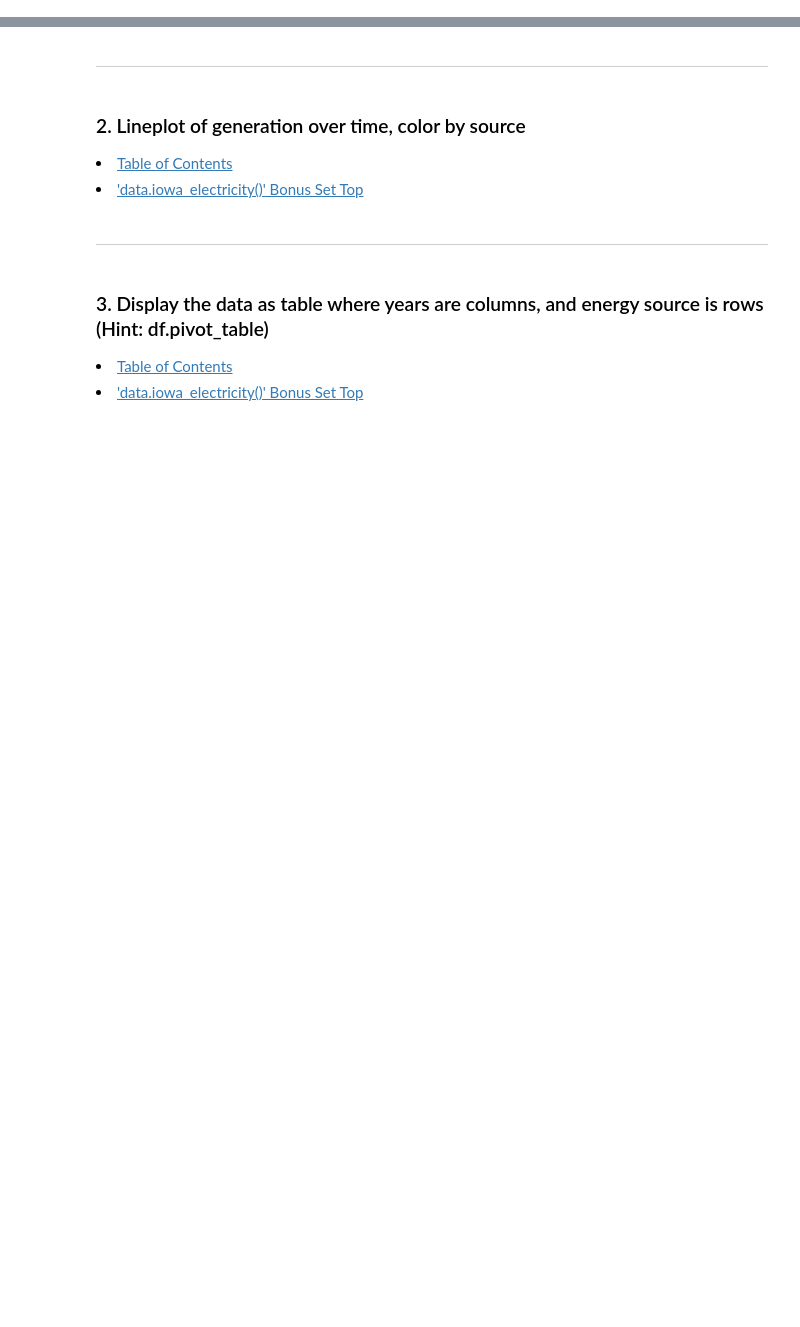
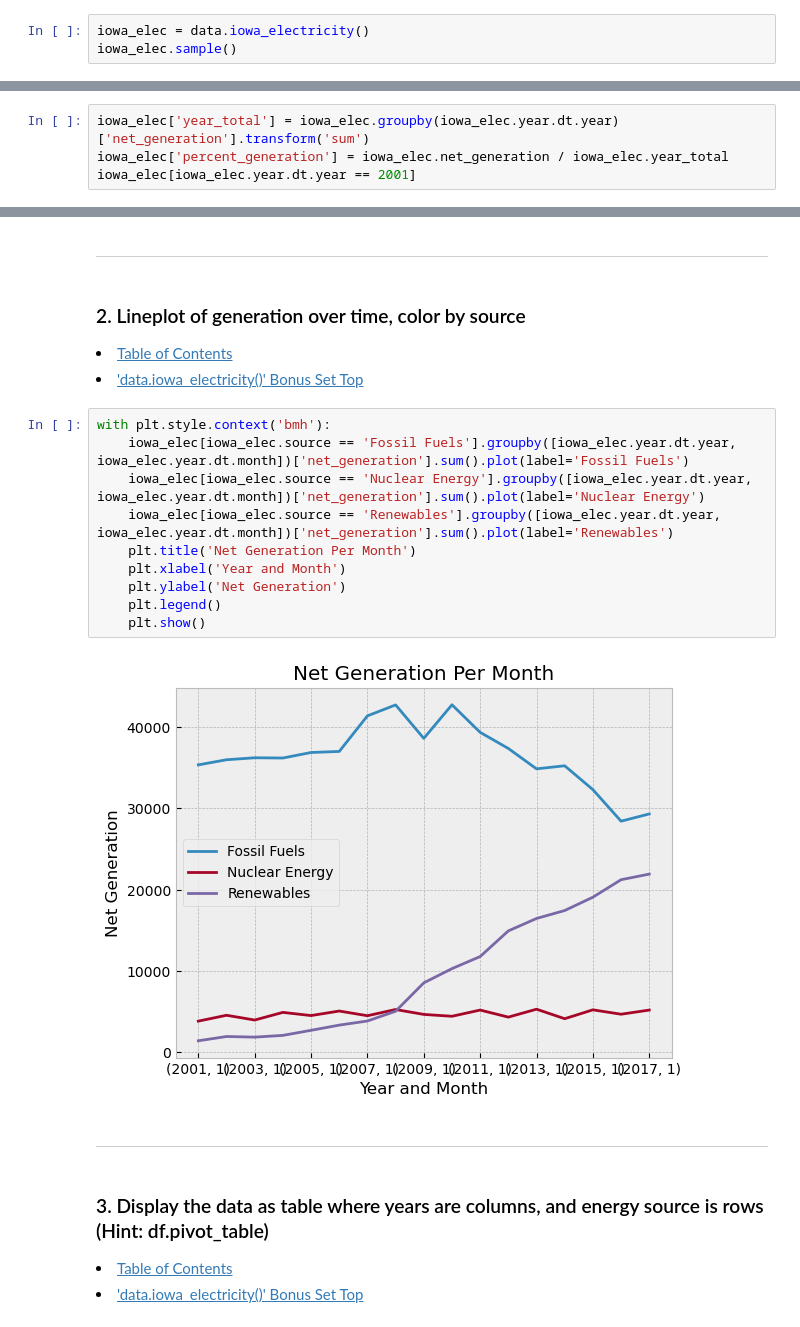
Before and after one commit to Jared-Wood135/time-series-exercises, a Jupyter notebook: working_with_time_series_data.ipynb, the cells around one changed output, grey strips where cells are left out. Saved outputs shown, nothing was run; the diff lists cells and outputs as text; blank space fills up the shorter version.

```diff
--- a/working_with_time_series_data.ipynb
+++ b/working_with_time_series_data.ipynb
@@ -523,3 +523,6 @@ with plt.style.context('bmh'):
 data.iowa_electricity()
 
 Use the above dataset for the following exercises:
+# %%
+iowa_elec = data.iowa_electricity()
+iowa_elec.sample()
@@ -531,3 +544,7 @@ Use the above dataset for the following exercises:
 
 <li><a href='#TableOfContents'>Table of Contents</a></li>
 <li><a href='#bonusset1'>'data.iowa_electricity()' Bonus Set Top</a></li>
+# %%
+iowa_elec['year_total'] = iowa_elec.groupby(iowa_elec.year.dt.year)['net_generation'].transform('sum')
+iowa_elec['percent_generation'] = iowa_elec.net_generation / iowa_elec.year_total
+iowa_elec[iowa_elec.year.dt.year == 2001]
@@ -539,6 +561,18 @@ Use the above dataset for the following exercises:
 
 <li><a href='#TableOfContents'>Table of Contents</a></li>
 <li><a href='#bonusset1'>'data.iowa_electricity()' Bonus Set Top</a></li>
+# %%
+with plt.style.context('bmh'):
+    iowa_elec[iowa_elec.source == 'Fossil Fuels'].groupby([iowa_elec.year.dt.year, iowa_elec.year.dt.month])['net_generation'].sum().plot(label='Fossil Fuels')
+    iowa_elec[iowa_elec.source == 'Nuclear Energy'].groupby([iowa_elec.year.dt.year, iowa_elec.year.dt.month])['net_generation'].sum().plot(label='Nuclear Energy')
+    iowa_elec[iowa_elec.source == 'Renewables'].groupby([iowa_elec.year.dt.year, iowa_elec.year.dt.month])['net_generation'].sum().plot(label='Renewables')
+    plt.title('Net Generation Per Month')
+    plt.xlabel('Year and Month')
+    plt.ylabel('Net Generation')
+    plt.legend()
+    plt.show()
+# %% [output]
+[figure, added]
 # %% [markdown]
 ---
 # %% [markdown]
```
Also changed, not shown: parts of 45 cells of this notebook, 1 other file.
